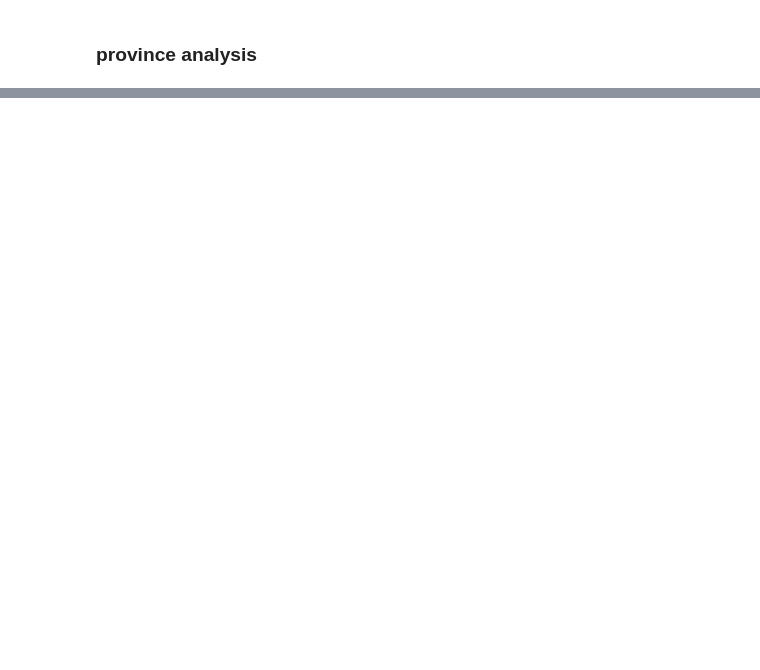
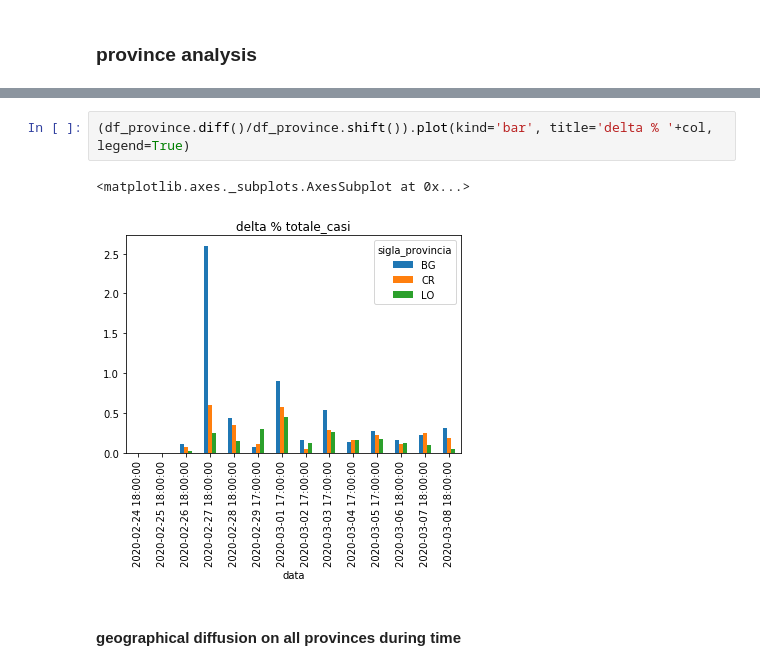
Before and after one commit to dtrifiro/COVID-19, a Jupyter notebook: notebooks/E.D.A..ipynb, the cells around one changed output, grey strips where cells are left out. Cells and saved outputs as stored; diff of their text form; blank space fills up the shorter version.

```diff
--- a/notebooks/E.D.A..ipynb
+++ b/notebooks/E.D.A..ipynb
@@ -64,3 +186,10 @@ df_province.diff().plot(kind='bar', title='delta '+col, legend=True)
+# %%
+(df_province.diff()/df_province.shift()).plot(kind='bar', title='delta % '+col, legend=True)
+# %% [output]
+<matplotlib.axes._subplots.AxesSubplot at 0x...>
+[figure, added]
+# %% [markdown]
+#### geographical diffusion on all provinces during time
 # %%
 colormap = 'totale_casi'
 fig = px.density_mapbox(df_prov, lat='lat', lon='long', z=colormap, radius=10,
```
Also changed, not shown: parts of 34 cells of this notebook.
